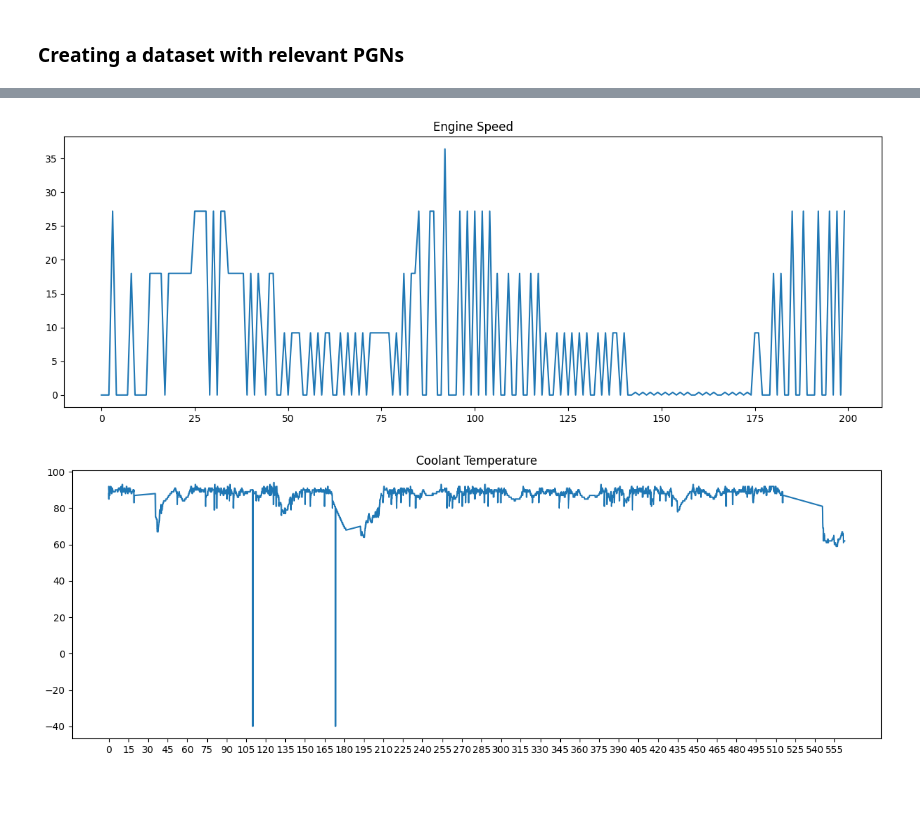
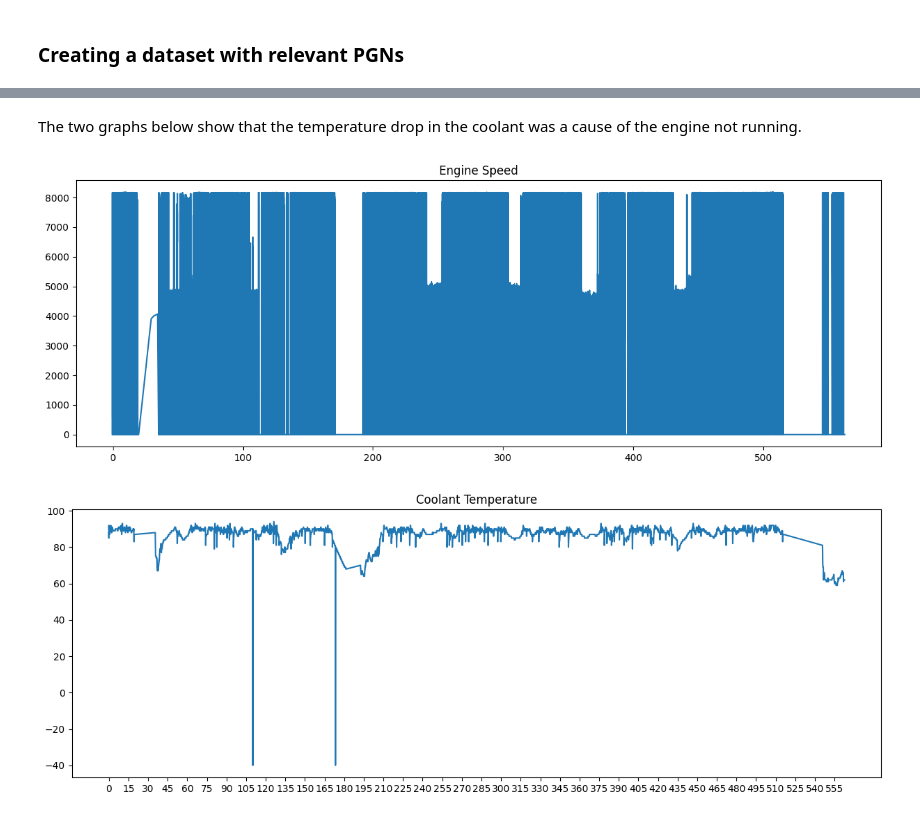
Before and after one commit to gautamvira/Predictive-Maintenance, a Jupyter notebook: data_processing.ipynb, the cells around one changed output, grey strips where cells are left out. Cells and saved outputs as stored; diff of their text form; code cells hidden in the pictures; blank space fills up the shorter version.

```diff
--- a/data_processing.ipynb
+++ b/data_processing.ipynb
@@ -51,12 +43,14 @@ Series([], Name: decodedValue, dtype: int64)
+# %% [markdown]
+The two graphs below show that the temperature drop in the coolant was a cause of the engine not running.
 # %%
-vals = df_copy.loc[(df_copy['sensor']=='65213-975'), 'decodedValue']
-ts = df_copy.loc[(df_copy['sensor']=='65213-975'), 'timestamp']
+vals = df_copy.loc[(df_copy['sensor']=='61444-190'), 'decodedValue']
+ts = df_copy.loc[(df_copy['sensor']=='61444-190'), 'timestamp']
 plt.figure(figsize=(15,5))
-plt.plot(range(0, 200, 1), vals[:200])
+plt.plot(ts/60000, vals)
 plt.title('Engine Speed')
 plt.show()
 # %% [output]
-[figure, old version]
+[figure, new version]
 # %%
 vals = df_copy.loc[(df_copy['sensor']=='65262-110'), 'decodedValue']
 ts = df_copy.loc[(df_copy['sensor']=='65262-110'), 'timestamp']
```
Also changed, not shown: parts of 28 cells of this notebook, 3 other files.
